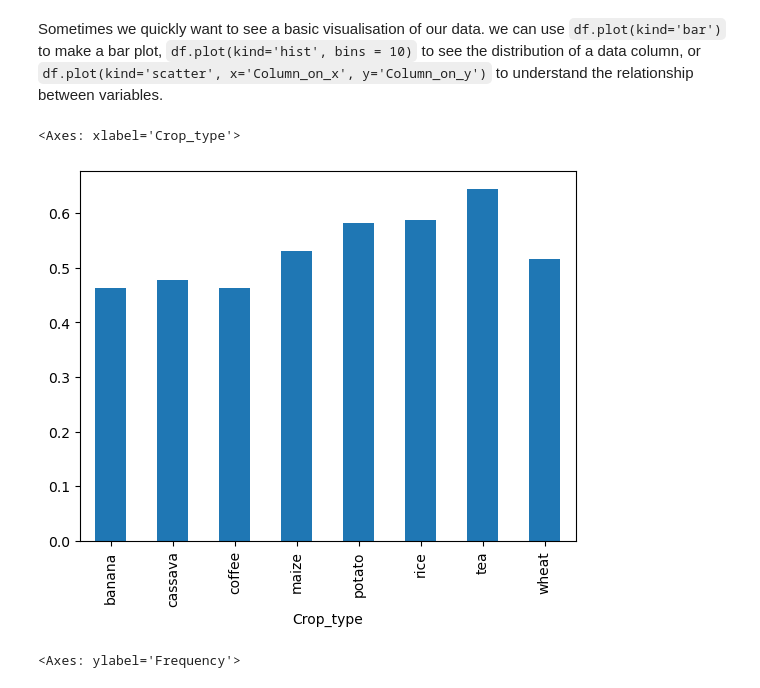
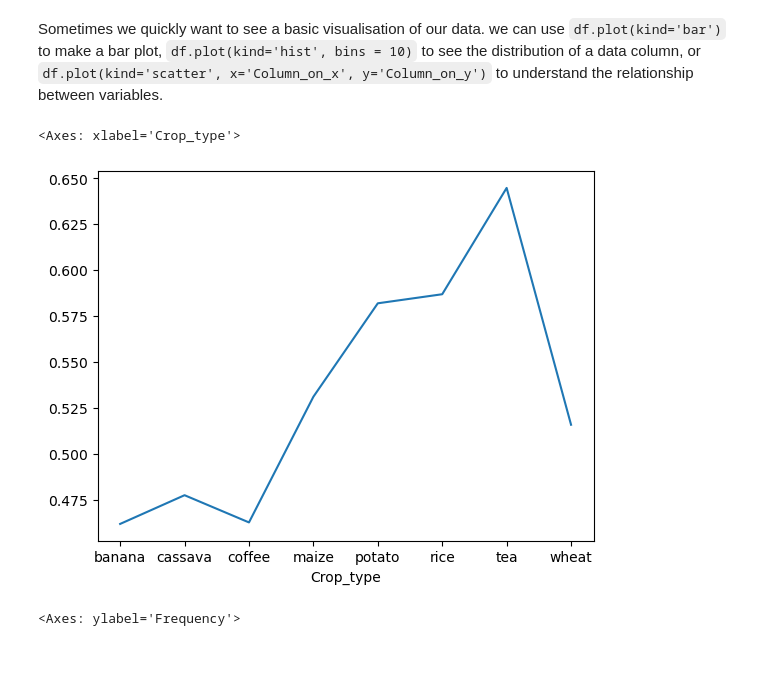
Before and after one commit to Sire6715/Python-Notebooks, a Jupyter notebook: week 4/Code Challenge/Code_challenge_Integrated_Project_P1_student_version.ipynb, the cells around one changed output. Drawn from its saved outputs; the diff is of its cells as text; code cells hidden in the pictures; blank space fills up the shorter version.

Commit message:
python visualisation

```diff
--- a/week 4/Code Challenge/Code_challenge_Integrated_Project_P1_student_version.ipynb
+++ b/week 4/Code Challenge/Code_challenge_Integrated_Project_P1_student_version.ipynb
@@ -538,10 +582,10 @@ MD_agric_df.query('Soil_type in @soil_types')
 # %% [markdown]
 Sometimes we quickly want to see a basic visualisation of our data. we can use `df.plot(kind='bar')` to make a bar plot, `df.plot(kind='hist', bins = 10)` to see the distribution of a data column, or `df.plot(kind='scatter', x='Column_on_x', y='Column_on_y')` to understand the relationship between variables.
 # %%
-MD_agric_df.groupby('Crop_type')['Standard_yield'].mean().plot(kind='bar')
+MD_agric_df.groupby('Crop_type')['Standard_yield'].mean().plot(kind='line')
 # %% [output]
 <Axes: xlabel='Crop_type'>
-[figure, old version]
+[figure, new version]
 # %%
 MD_agric_df['Standard_yield'].plot(kind='hist', bins =20)
 # %% [output]
```
Also changed, not shown: parts of 14 cells of this notebook, 4 other files.
